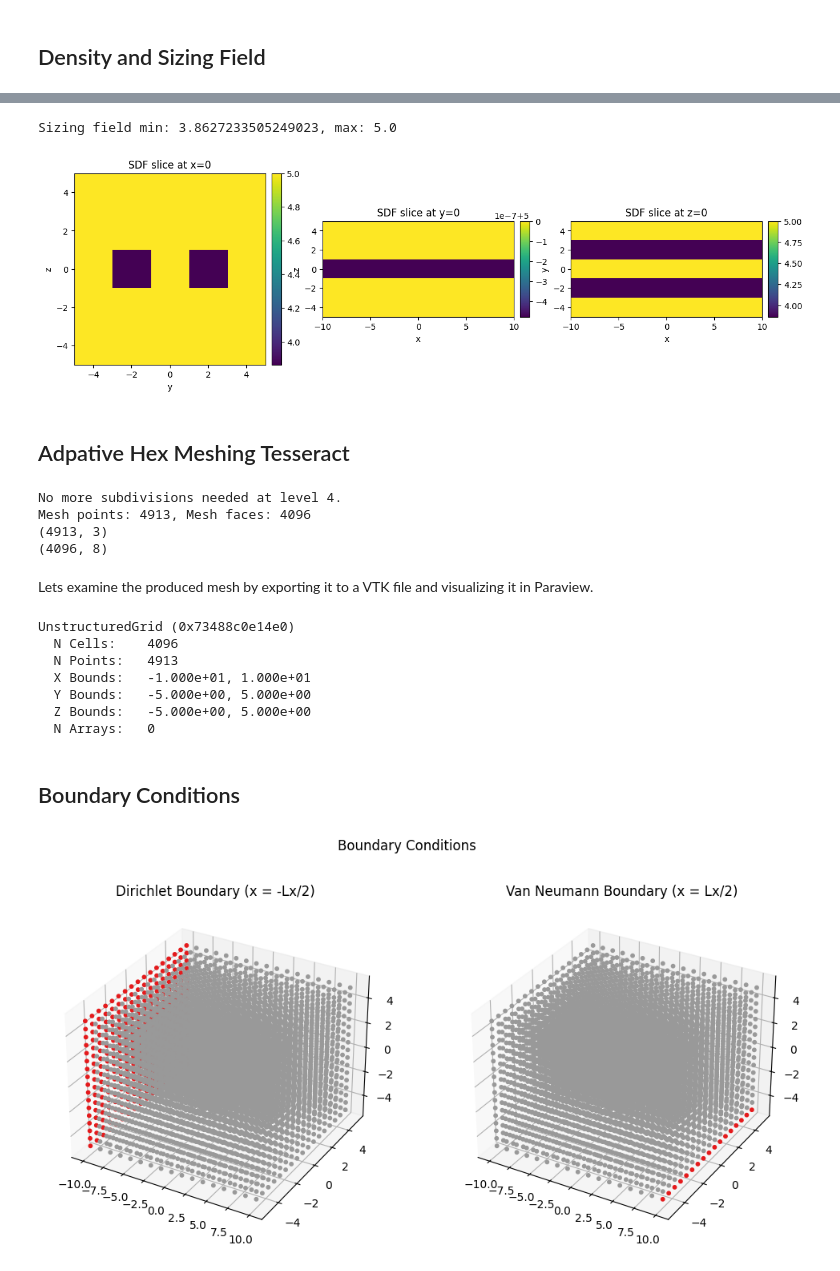
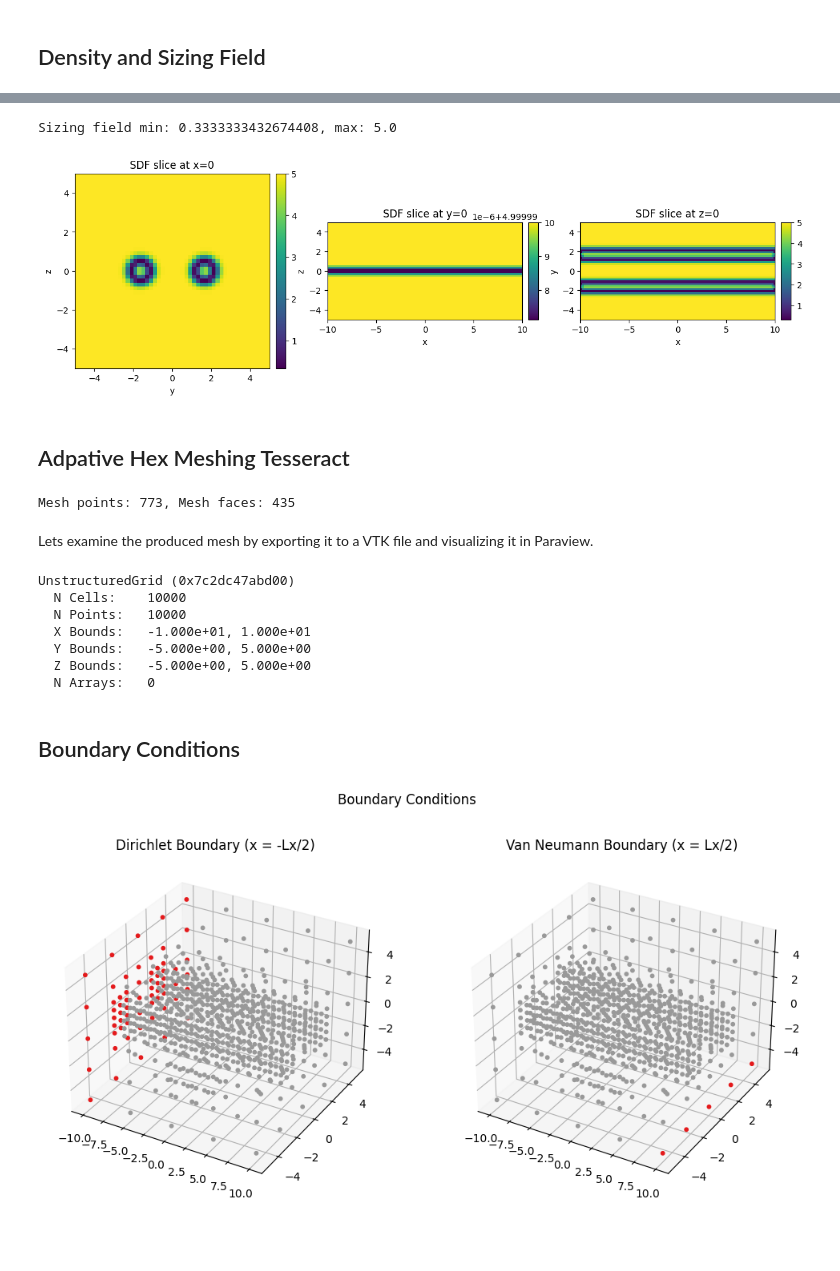
Before and after one commit to pasteurlabs/tesseract-jax, a Jupyter notebook: examples/ansys/demo_2.ipynb, the cells around one changed output, grey strips where cells are left out. Saved outputs shown, nothing was run; the diff lists cells and outputs as text; code cells hidden in the pictures; blank space fills up the shorter version.

Commit message:
fix point order for adapteive mesh faces

```diff
--- a/examples/ansys/demo_2.ipynb
+++ b/examples/ansys/demo_2.ipynb
@@ -50,7 +51,7 @@ n_edges_per_chain = 2
 bar_radius = 0.5
 
 Lx, Ly, Lz = 20.0, 10.0, 10.0
-Nx, Ny, Nz = 10, 5, 5
+Nx, Ny, Nz = 100, 50, 50
 
 # Initialize chain parameter array
 initial_params = jnp.zeros((n_chains, n_edges_per_chain + 1, 3), dtype=jnp.float32)
@@ -358,8 +359,8 @@ sizing = sizing_field(sdf, min_size=Lx / 60, max_size=Lx / 4, scale=5.0)
 plot_grid(sizing, Lx, Ly, Lz, Nx, Ny, Nz)
 print(f"Sizing field min: {sizing.min()}, max: {sizing.max()}")
 # %% [output]
-Sizing field min: 3.8627233505249023, max: 5.0
+Sizing field min: 0.3333333432674408, max: 5.0
-[figure, old version]
+[figure, new version]
 # %% [markdown]
 ## Adpative Hex Meshing Tesseract
 # %%
@@ -371,9 +372,9 @@ mesher_out = apply_tesseract(
         "Lx": Lx,
         "Ly": Ly,
         "Lz": Lz,
-        "sizing_field": jnp.ones_like(sdf) * (Lx / 10),
+        "sizing_field": sizing,  # jnp.ones_like(sdf) * (Lx / 10),
         "field_values": rho,
-        "max_subdivision_levels": 6,
+        "max_subdivision_levels": 4,
         "max_points": 10000,
         "max_cells": 10000,
     },
@@ -384,18 +385,13 @@ print(
 pts = mesher_out["mesh"]["points"][: mesher_out["mesh"]["n_points"]]
 hex_cells = mesher_out["mesh"]["faces"][: mesher_out["mesh"]["n_faces"]]
 
-print(pts.shape)
-print(hex_cells.shape)
+adaptive_mesh = mesher_out["mesh"]
 # %% [output]
-No more subdivisions needed at level 4.
-Mesh points: 4913, Mesh faces: 4096
-(4913, 3)
-(4096, 8)
+Mesh points: 773, Mesh faces: 435
 # %% [markdown]
 Lets examine the produced mesh by exporting it to a VTK file and visualizing it in Paraview.
 # %%
 # Lets export it to a .vtk using pyvista
-import numpy as np
 import pyvista as pv
 
 
@@ -426,8 +422,8 @@ def hex_to_pyvista(pts: np.ndarray, faces: np.ndarray) -> pv.UnstructuredGrid:
 
 
 # convert arrays to numpy
-pts_np = np.array(pts)
-cells_np = np.array(hex_cells)
+pts_np = np.array(adaptive_mesh["points"])
+cells_np = np.array(adaptive_mesh["faces"])
 
 hex_mesh = hex_to_pyvista(pts_np, cells_np)
 
@@ -435,9 +431,9 @@ print(hex_mesh)
 
 hex_mesh.save("fem_shapeopt_mesh.vtk")
 # %% [output]
-UnstructuredGrid (0x73488c0e14e0)
-  N Cells:    4096
-  N Points:   4913
+UnstructuredGrid (0x7c2dc47abd00)
+  N Cells:    10000
+  N Points:   10000
   X Bounds:   -1.000e+01, 1.000e+01
   Y Bounds:   -5.000e+00, 5.000e+00
   Z Bounds:   -5.000e+00, 5.000e+00
@@ -446,47 +442,48 @@ UnstructuredGrid (0x73488c0e14e0)
 ## Boundary Conditions
 # %%
 # Lets setup the boundary conditions
+
+pts = adaptive_mesh["points"]
 
 dirichlet_mask = pts[:, 0] <= -Lx / 2 + 1e-5
 van_neumann_mask = jnp.logical_and(
     jnp.isclose(pts[:, 0], Lx / 2, atol=0.1),
     jnp.isclose(pts[:, 2], -Lz / 2, atol=0.1),
 )
-
 
 fig, axs = plt.subplots(1, 2, subplot_kw={"projection": "3d"}, figsize=(12, 6))
 # set the colormap to Set1
 plt.suptitle("Boundary Conditions")
 # remove the axis ticks
 colors = jnp.where(dirichlet_mask, 0.1, 0.2)
 
 axs[0].scatter(
     pts[:, 0],
     pts[:, 1],
     pts[:, 2],
     c=colors,
     s=10,
     alpha=1.0,
     cmap="Set1",
 )
 axs[0].set_title("Dirichlet Boundary (x = -Lx/2)")
 
 axs[1].scatter(
     pts[:, 0],
     pts[:, 1],
     pts[:, 2],
     c=jnp.where(van_neumann_mask, 0.1, 0.2),
     s=10,
     alpha=1.0,
     cmap="Set1",
 )
 axs[1].set_title("Van Neumann Boundary (x = Lx/2)")
 
 # convert to int arrays for tesseract input
 dirichlet_mask = dirichlet_mask.astype(jnp.int32)
 van_neumann_mask = van_neumann_mask.astype(jnp.int32)
 # %% [output]
-[figure, old version]
+[figure, new version]
 # %%
 # fem_tess = Tesseract.from_image("structure-jax-fem")
 # fem_tess.serve()
```
Also changed, not shown: parts of 7 cells of this notebook, 3 other files.
